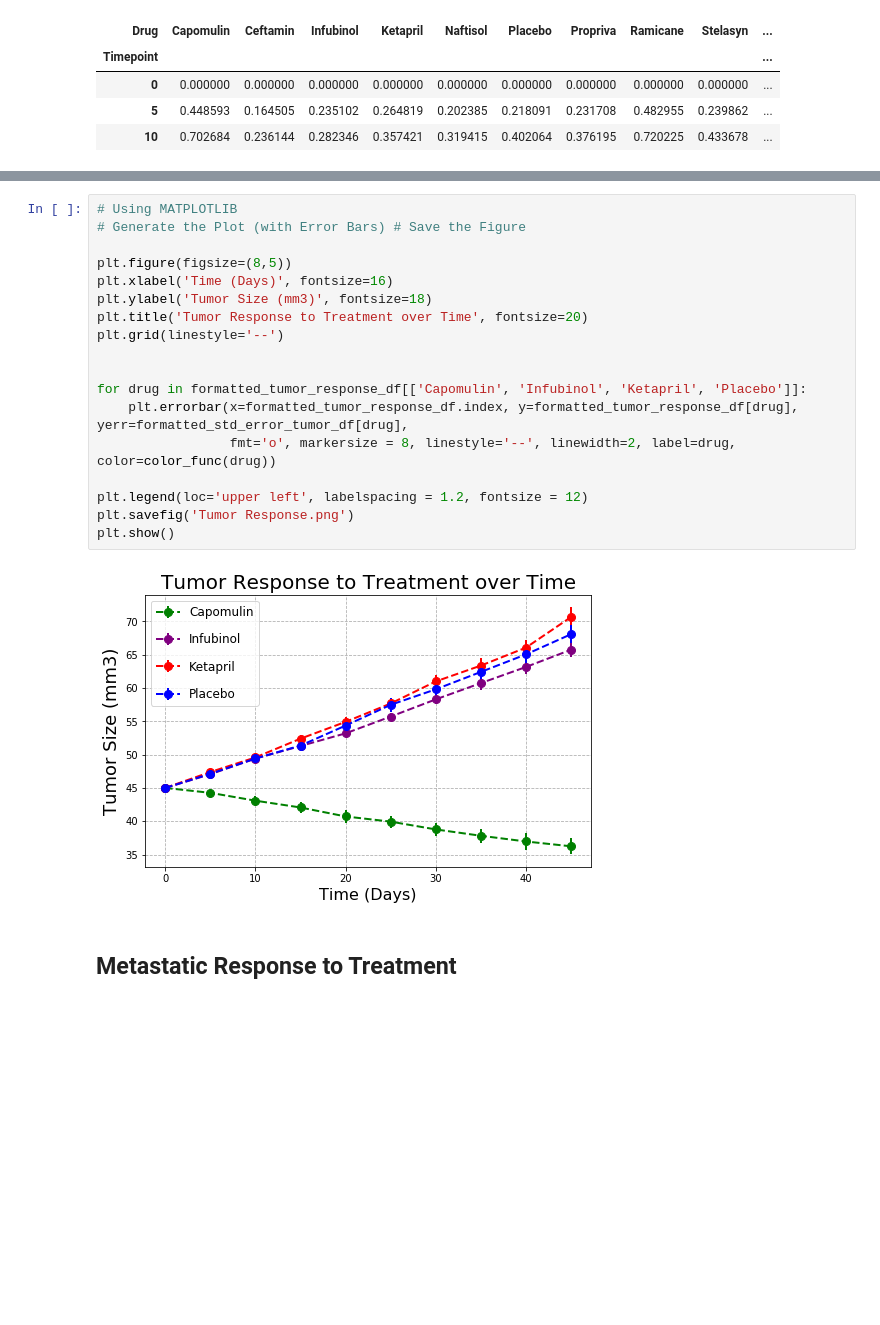
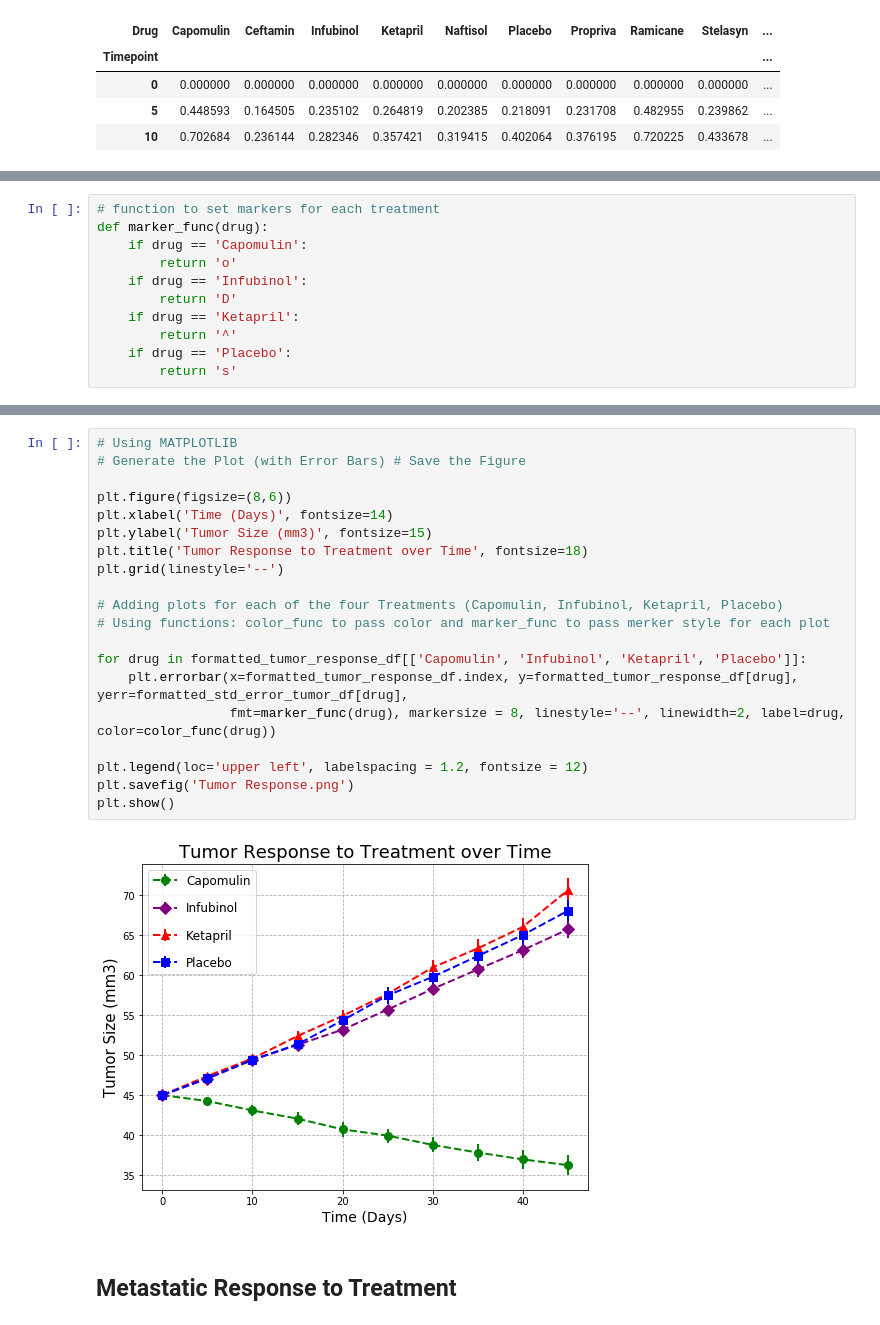
Before and after one commit to esharma3/matplotlib-challenge, a Jupyter notebook: Pymaceuticals/pymaceuticals.ipynb, the cells around one changed output, grey strips where cells are left out. Drawn from its saved outputs; the diff is of its cells as text; blank space fills up the shorter version.

Commit message:
final code, added more comments, func for marker style, mouse_max_count calculation

```diff
--- a/Pymaceuticals/pymaceuticals.ipynb
+++ b/Pymaceuticals/pymaceuticals.ipynb
@@ -103 +119,12 @@ formatted_std_error_tumor_df.head(3)
+# %%
+# function to set markers for each treatment
+def marker_func(drug):
+    if drug == 'Capomulin':
+        return 'o'
+    if drug == 'Infubinol':
+        return 'D'
+    if drug == 'Ketapril':
+        return '^'
+    if drug == 'Placebo':
+        return 's'
 # %% [markdown]
@@ -162,23 +177,25 @@ Loading BokehJS ...
 # %%
 # Using MATPLOTLIB
 # Generate the Plot (with Error Bars) # Save the Figure
 
-plt.figure(figsize=(8,5))
-plt.xlabel('Time (Days)', fontsize=16)
-plt.ylabel('Tumor Size (mm3)', fontsize=18)
-plt.title('Tumor Response to Treatment over Time', fontsize=20)
+plt.figure(figsize=(8,6))
+plt.xlabel('Time (Days)', fontsize=14)
+plt.ylabel('Tumor Size (mm3)', fontsize=15)
+plt.title('Tumor Response to Treatment over Time', fontsize=18)
 plt.grid(linestyle='--')
 
+# Adding plots for each of the four Treatments (Capomulin, Infubinol, Ketapril, Placebo)
+# Using functions: color_func to pass color and marker_func to pass merker style for each plot
 
 for drug in formatted_tumor_response_df[['Capomulin', 'Infubinol', 'Ketapril', 'Placebo']]:
     plt.errorbar(x=formatted_tumor_response_df.index, y=formatted_tumor_response_df[drug], yerr=formatted_std_error_tumor_df[drug],
-                 fmt='o', markersize = 8, linestyle='--', linewidth=2, label=drug, color=color_func(drug))
+                 fmt=marker_func(drug), markersize = 8, linestyle='--', linewidth=2, label=drug, color=color_func(drug))
 
 plt.legend(loc='upper left', labelspacing = 1.2, fontsize = 12)
 plt.savefig('Tumor Response.png')
 plt.show()
 # %% [output]
-[figure, old version]
+[figure, new version]
 # %% [markdown]
 ## Metastatic Response to Treatment
 # %%
```
Also changed, not shown: parts of 13 cells of this notebook.
